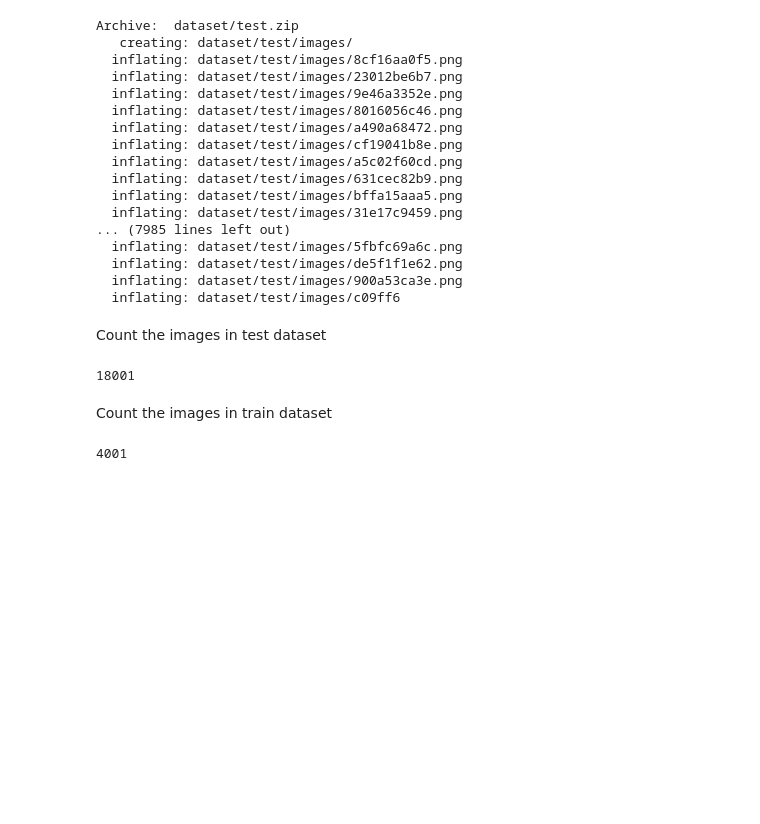
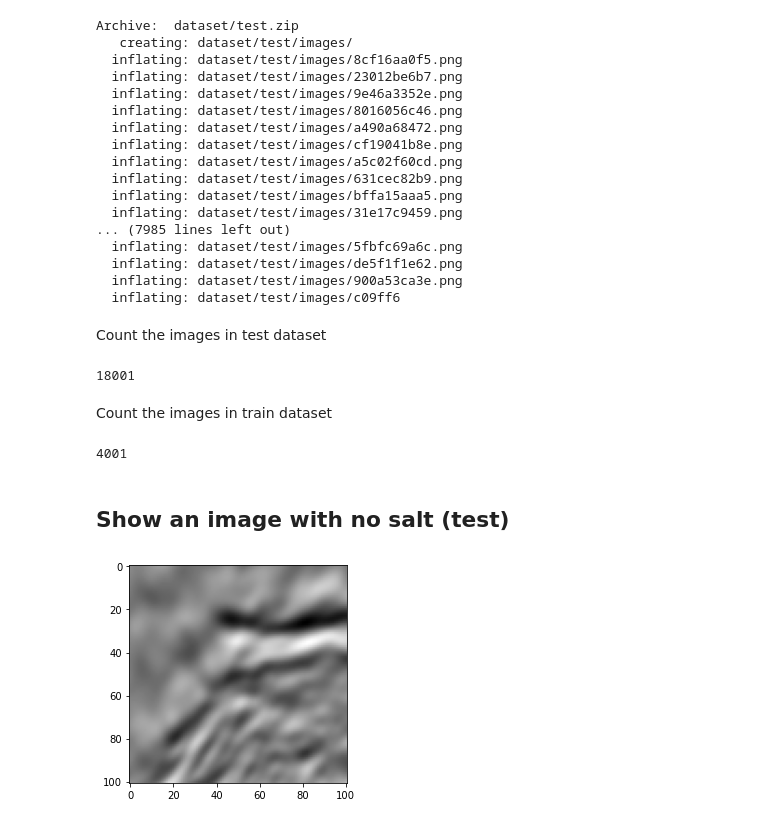
Before and after one commit to atziripe/CapsuleNNSaltDetection, a Jupyter notebook: image-preprocessing.ipynb, the cells around one changed output. Drawn from its saved outputs; the diff is of its cells as text; code cells hidden in the pictures; blank space fills up the shorter version.

```diff
--- a/image-preprocessing.ipynb
+++ b/image-preprocessing.ipynb
@@ -120,3 +120,5 @@ cd dataset/train/images
 ls -l | wc -l
 # %% [output]
 4001
+# %% [markdown]
+## Show an image with no salt (test)
@@ -122,0 +130,6 @@ ls -l | wc -l
+# %%
+img = mpimg.imread('dataset/test/images/0041cb8c49.png')
+imgplot = plt.imshow(img)
+plt.show()
+# %% [output]
+[figure, added]
```
Also changed, not shown: parts of 11 cells of this notebook, 6 other files.
